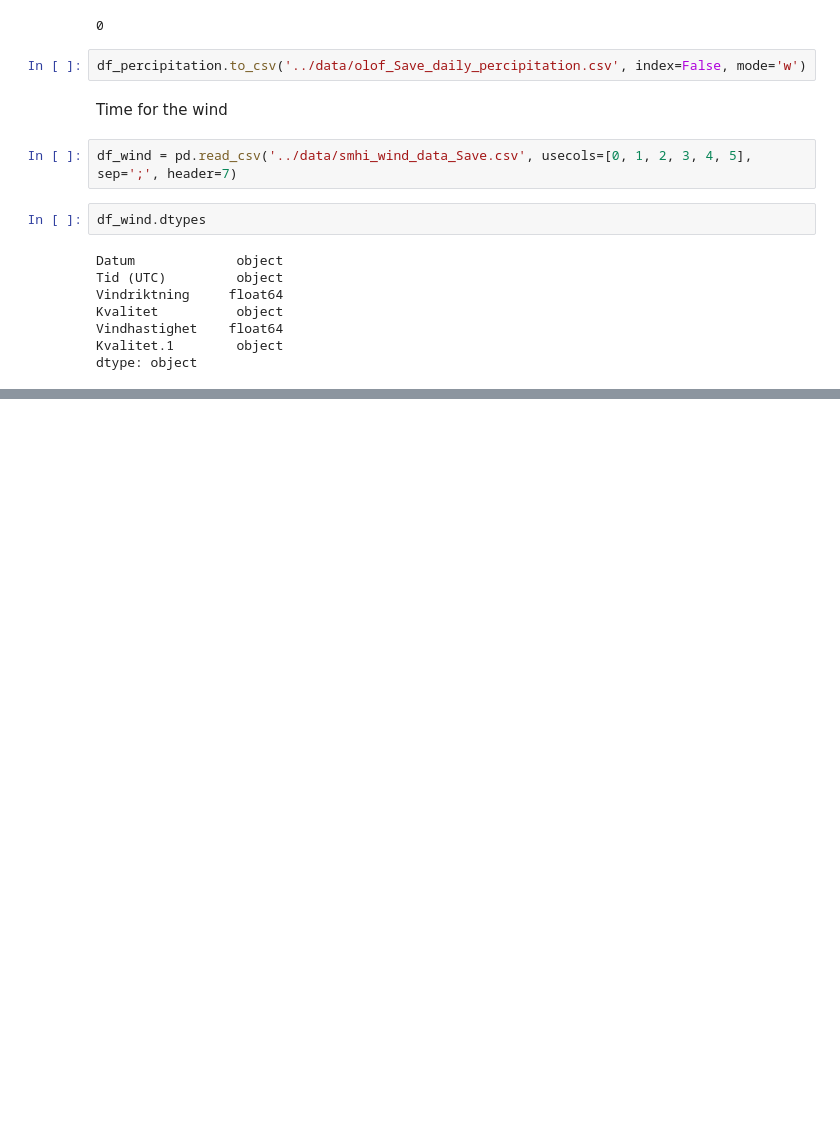
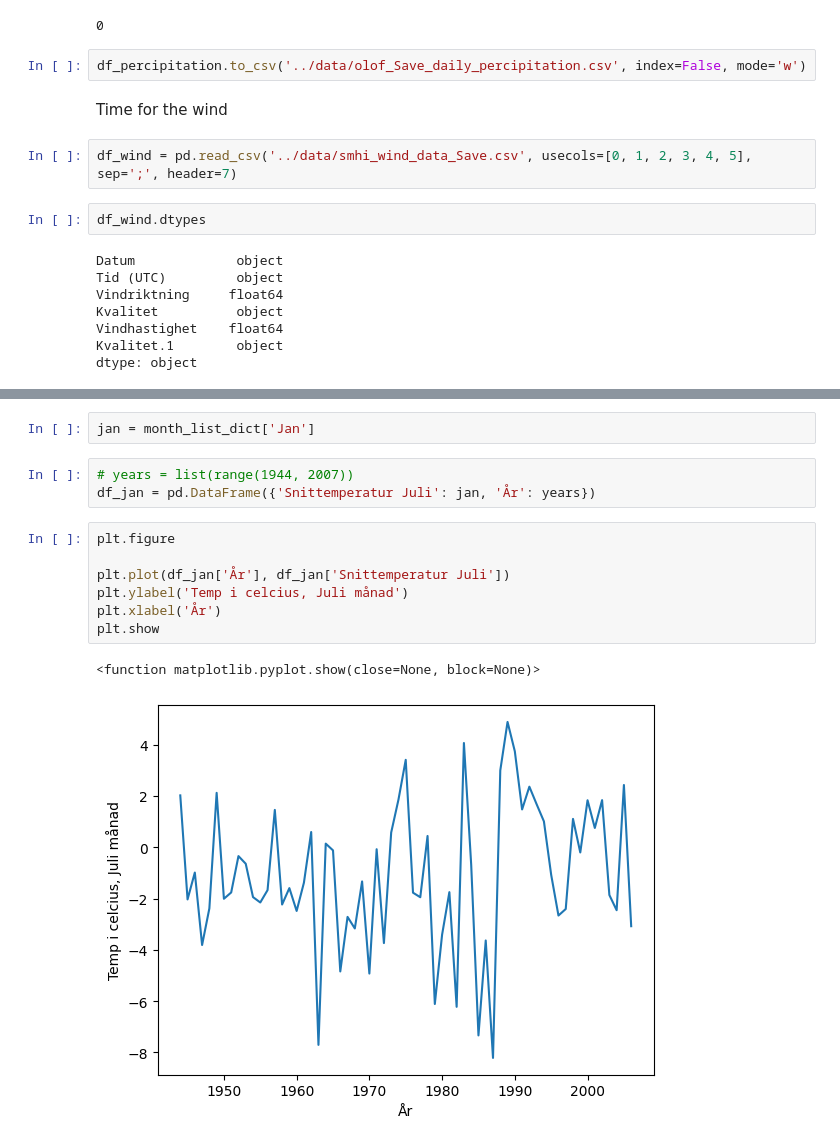
Before and after one commit to msteele919/projectwork, a Jupyter notebook: EDA/EDA_save_olof.ipynb, the cells around one changed output, grey strips where cells are left out. Saved outputs shown, nothing was run; the diff lists cells and outputs as text; blank space fills up the shorter version.

```diff
--- a/EDA/EDA_save_olof.ipynb
+++ b/EDA/EDA_save_olof.ipynb
@@ -284,0 +531,15 @@ dtype: object
+# %%
+jan = month_list_dict['Jan']
+# %%
+# years = list(range(1944, 2007))
+df_jan = pd.DataFrame({'Snittemperatur Juli': jan, 'År': years})
+# %%
+plt.figure
+
+plt.plot(df_jan['År'], df_jan['Snittemperatur Juli'])
+plt.ylabel('Temp i celcius, Juli månad')
+plt.xlabel('År')
+plt.show
+# %% [output]
+<function matplotlib.pyplot.show(close=None, block=None)>
+[figure, added]
```
Also changed, not shown: parts of 28 cells of this notebook.
